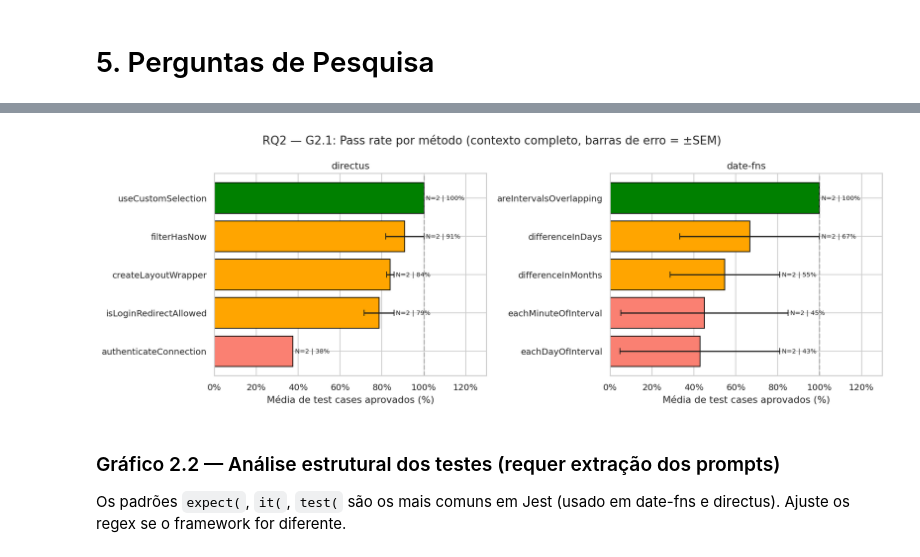
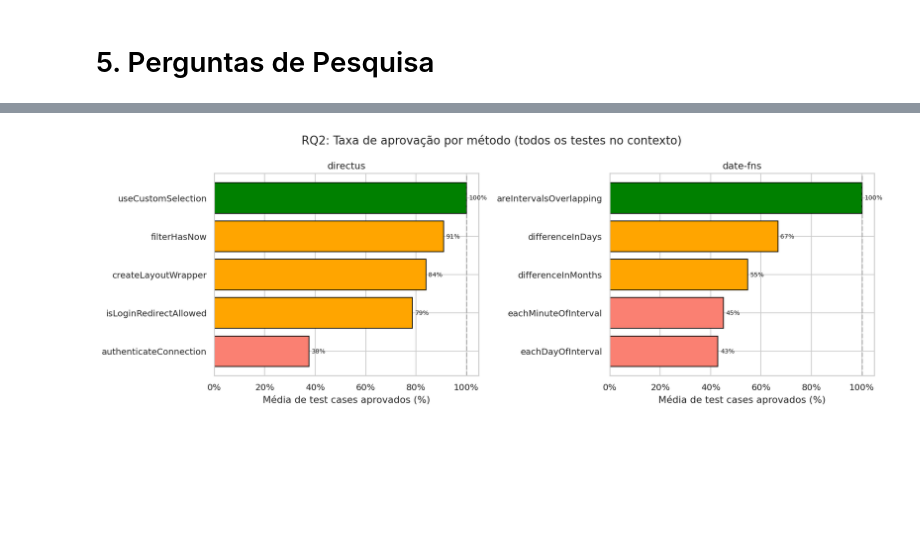
Before and after one commit to guilhermebkel/vem2026-test-driven-prompting, a Jupyter notebook: research/analysis.ipynb, the cells around one changed output, grey strips where cells are left out. Saved outputs shown, nothing was run; the diff lists cells and outputs as text; code cells hidden in the pictures; blank space fills up the shorter version.

```diff
--- a/research/analysis.ipynb
+++ b/research/analysis.ipynb
@@ -323,18 +321,9 @@ for ax, repo in zip(axes, df["repositoryName"].unique()):
         ns    = [len(d[d["contextLabel"] == l]) for l in labels]
         bars  = ax.bar(x + i * width, means, width, label=name, edgecolor="black")
         for bar, n, val in zip(bars, ns, means):
-            ax.annotate(f"N={n}\n{val:.0f}%",
+            ax.annotate(f"{val:.0f}%",
                         xy=(bar.get_x() + bar.get_width() / 2, bar.get_height() + 1),
                         ha="center", va="bottom", fontsize=7)
-
-    # Fisher's exact test (isTestSuiteSuccessful)
-    no_s  = d[d["contextType"] == "no-relevant-test-case"]["isTestSuiteSuccessful"].astype(int)
-    all_s = d[d["contextType"] == "all-relevant-test-case"]["isTestSuiteSuccessful"].astype(int)
-    table = [[no_s.sum(), len(no_s) - no_s.sum()], [all_s.sum(), len(all_s) - all_s.sum()]]
-    _, p  = fisher_exact(table)
-    sig   = f"* p={p:.3f}" if p < 0.05 else f"n.s. (p={p:.2f})"
-    ax.text(0.5, 0.97, f"Fisher exact (suíte): {sig}", ha="center", va="top",
-            transform=ax.transAxes, fontsize=8, style="italic")
 
     ax.set_xticks(x + width / 2)
     ax.set_xticklabels(labels)
@@ -344,7 +333,7 @@ for ax, repo in zip(axes, df["repositoryName"].unique()):
     ax.yaxis.set_major_formatter(mtick.PercentFormatter())
     ax.legend()
 
-plt.suptitle("RQ1 — G1.1: Impacto binário do contexto (sem testes vs. contexto completo)")
+plt.suptitle("RQ1: Taxa de sucesso/aprovação x Tipo de contexto")
 plt.tight_layout()
 plt.savefig("figures/rq1_context_vs_no_context.png", bbox_inches="tight")
 plt.show()
@@ -372,28 +359,16 @@ for col_idx, (metric_col, metric_label) in enumerate([
     for row_idx, repo in enumerate(df["repositoryName"].unique()):
         ax = axes[col_idx][row_idx]
 
-        # Linhas por método (fundo, semi-transparentes)
-        for method, grp in permuted[permuted["repositoryName"] == repo].groupby("methodName"):
-            m = (grp.groupby("experimentContextItemCount")[metric_col]
-                 .mean().reset_index().sort_values("experimentContextItemCount"))
-            ax.plot(m["experimentContextItemCount"], m[metric_col] * 100,
-                    alpha=0.25, linewidth=0.8, color="gray")
-
-        # Linha agregada com banda de erro padrão
         d = impact[impact["repositoryName"] == repo].sort_values("experimentContextItemCount")
         ax.plot(d["experimentContextItemCount"], d["mean"] * 100, marker="o", linewidth=2, label="Média")
-        ax.fill_between(d["experimentContextItemCount"],
-                        (d["mean"] - d["sem"]) * 100, (d["mean"] + d["sem"]) * 100, alpha=0.2)
 
         ax.set_title(f"{repo} — {metric_label}")
         ax.set_xlabel("Nº de testes fornecidos")
         ax.set_ylabel(metric_label)
         ax.set_ylim(0, 105)
         ax.yaxis.set_major_formatter(mtick.PercentFormatter())
-        ax.text(0.98, 0.02, "Cinza = métodos individuais", ha="right", va="bottom",
-                transform=ax.transAxes, fontsize=7, color="gray", style="italic")
 
-plt.suptitle("RQ1 — G1.2: Quantidade de testes vs. sucesso (linhas cinzas = métodos individuais)")
+plt.suptitle("RQ1: Taxa de sucesso/aprovação x Quantidade de testes no contexto")
 plt.tight_layout()
 plt.savefig("figures/rq1_test_count_vs_success.png", bbox_inches="tight")
 plt.show()
@@ -444,7 +379,7 @@ Mostra quais métodos precisam de mais testes para convergir — informação qu
 # %%
 permuted = df[df["contextType"] == "permuted-relevant-test-case"].copy()
 
-fig, axes = plt.subplots(1, 2, figsize=(14, 5))
+fig, axes = plt.subplots(2, 1, figsize=(14, 7))
 for ax, repo in zip(axes, permuted["repositoryName"].unique()):
     d = permuted[permuted["repositoryName"] == repo]
     pivot = (
@@ -460,7 +395,7 @@ for ax, repo in zip(axes, permuted["repositoryName"].unique()):
     ax.set_xlabel("Nº de testes fornecidos")
     ax.set_ylabel("Método")
 
-plt.suptitle("RQ1 — G1.4: Heatmap de pass rate por método × quantidade de testes no contexto")
+plt.suptitle("RQ1: Taxa de aprovação por método × Quantidade de testes no contexto")
 plt.tight_layout()
 plt.savefig("figures/rq1_method_heatmap.png", bbox_inches="tight")
 plt.show()
@@ -473,40 +408,34 @@ plt.show()
 # %%
 full_ctx = df[df["contextType"] == "all-relevant-test-case"].copy()
 
 rates = (
     full_ctx.groupby(["repositoryName", "methodName"])["testCasePassRate"]
     .agg(["mean", "sem", "count"])
     .reset_index()
     .sort_values("mean", ascending=True)
 )
 
 fig, axes = plt.subplots(1, 2, figsize=(14, 5))
 for ax, repo in zip(axes, rates["repositoryName"].unique()):
     d = rates[rates["repositoryName"] == repo].sort_values("mean")
     colors = ["green" if v >= 0.99 else "orange" if v >= 0.5 else "salmon" if v > 0 else "red"
               for v in d["mean"]]
-    bars = ax.barh(d["methodName"], d["mean"] * 100, xerr=d["sem"] * 100,
-                   color=colors, edgecolor="black", capsize=4)
+    bars = ax.barh(d["methodName"], d["mean"] * 100, color=colors, edgecolor="black", capsize=4)
 
     for bar, (_, row) in zip(bars, d.iterrows()):
-        ax.annotate(f"N={int(row['count'])} | {row['mean']*100:.0f}%",
-                    xy=(bar.get_width() + row["sem"] * 100 + 1,
+        ax.annotate(f"{row['mean']*100:.0f}%",
+                    xy=(bar.get_width() + 1,
                         bar.get_y() + bar.get_height() / 2),
                     va="center", fontsize=8)
 
     ax.set_title(f"{repo}")
     ax.set_xlabel("Média de test cases aprovados (%)")
     ax.axvline(100, linestyle="--", color="gray", alpha=0.5)
-    ax.set_xlim(0, 130)
     ax.xaxis.set_major_formatter(mtick.PercentFormatter())
 
-plt.suptitle("RQ2 — G2.1: Pass rate por método (contexto completo, barras de erro = ±SEM)")
+plt.suptitle("RQ2: Taxa de aprovação por método (todos os testes no contexto)")
 plt.tight_layout()
 plt.savefig("figures/rq2_full_context_by_method.png", bbox_inches="tight")
 plt.show()
 # %% [output]
-[figure, old version]
+[figure, new version]
-# %% [markdown]
-### Gráfico 2.2 — Análise estrutural dos testes (requer extração dos prompts)
-
-Os padrões `expect(`, `it(`, `test(` são os mais comuns em Jest (usado em date-fns e directus). Ajuste os regex se o framework for diferente.
```
Also changed, not shown: parts of 25 cells of this notebook, 13 other files.
